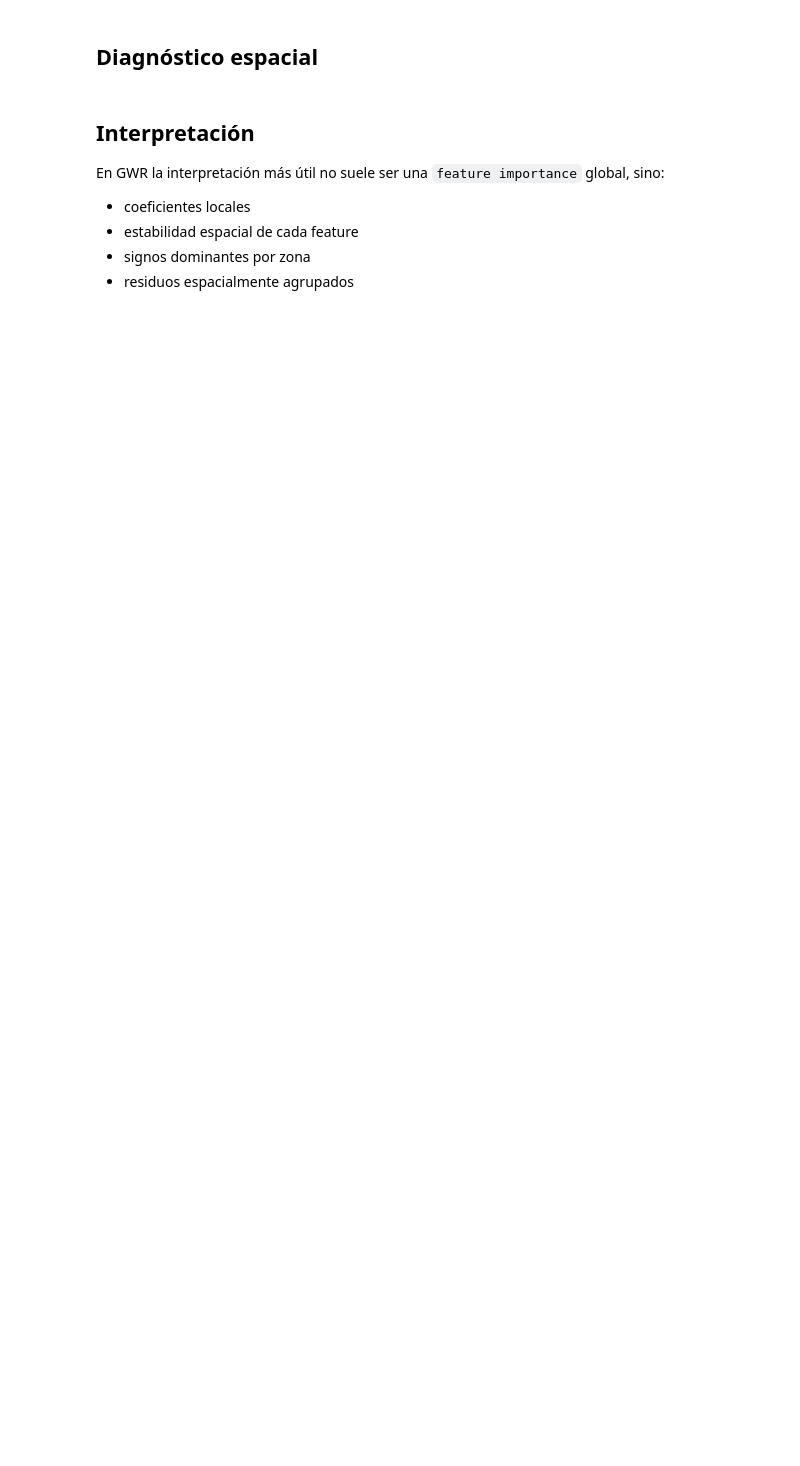
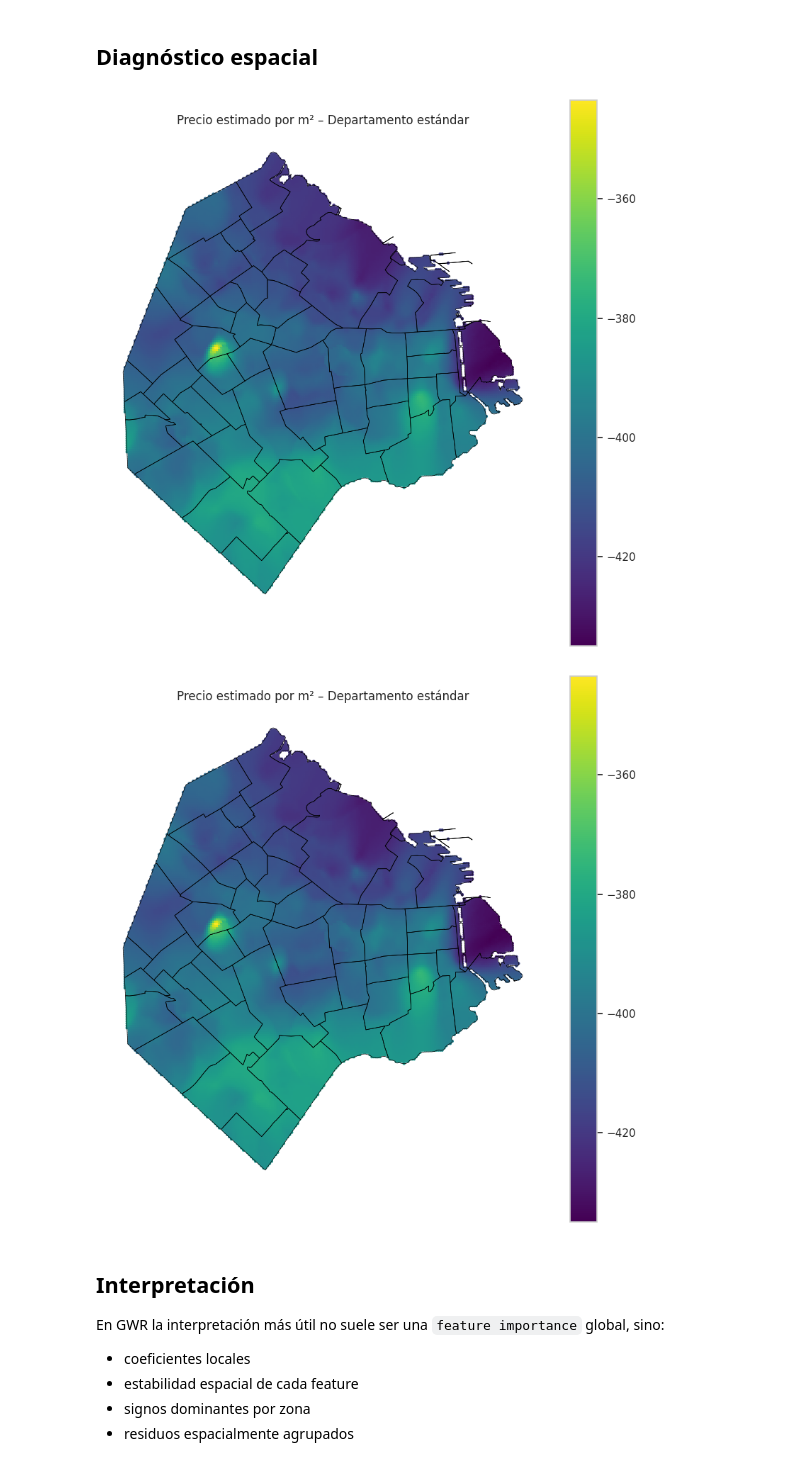
Before and after one commit to santieliges/caba-property-opportunities, a Jupyter notebook: notebooks/10_lgwr.ipynb, the cells around one changed output. Drawn from its saved outputs; the diff is of its cells as text; code cells hidden in the pictures; blank space fills up the shorter version.

```diff
--- a/notebooks/10_lgwr.ipynb
+++ b/notebooks/10_lgwr.ipynb
@@ -41,3 +75,15 @@ feature_cols = []
+# %%
+X_train = gdf_train[feature_cols]
+y_train = gdf_train[target_col]
+coords_train = gdf_train[coord_cols].to_numpy()
+
+X_test = gdf_test[feature_cols]
+y_test = gdf_test[target_col]
+coords_test = gdf_test[coord_cols].to_numpy()
+
+X_val = gdf_val[feature_cols]
+y_val = gdf_val[target_col]
+coords_val = gdf_val[coord_cols].to_numpy()
 # %% [markdown]
 ## Entrenamiento
 # %%
@@ -46,9 +92,6 @@ gwr_params = {
     "fixed": False,
 }
 
-# X_train = train_df[feature_cols]
-# y_train = train_df[target_col]
-# coords_train = train_df[coord_cols].to_numpy()
-# model = GWRModel(gwr_params=gwr_params)
-# model.fit(X_train, y_train, coords_train)
-# model
+model = GWRModel(gwr_params=gwr_params)
+model.fit(X_train, y_train, coords_train)
+model
@@ -90,3 +154,22 @@ def regression_metrics(y_true, y_pred):
+# %%
+barrios_path = PROJECT_ROOT / 'barrios.geojson'
+
+df_grid, barrios, std = generar_grid_predicciones(
+    model,
+    gdf_val,
+    feature_cols
+)
+
+mapa = MapaPrecio(df_grid, barrios)
+
+mapa.plot()
+
+#mapa.save("mapa_modelo_lgwr.png")
+
+#mapa.save("mapa_modelo_lgwr.pdf")
+# %% [output]
+[figure, added]
+[figure, added]
 # %% [markdown]
 ## Interpretación
 
```
Also changed, not shown: parts of 11 cells of this notebook, 48 other files.
